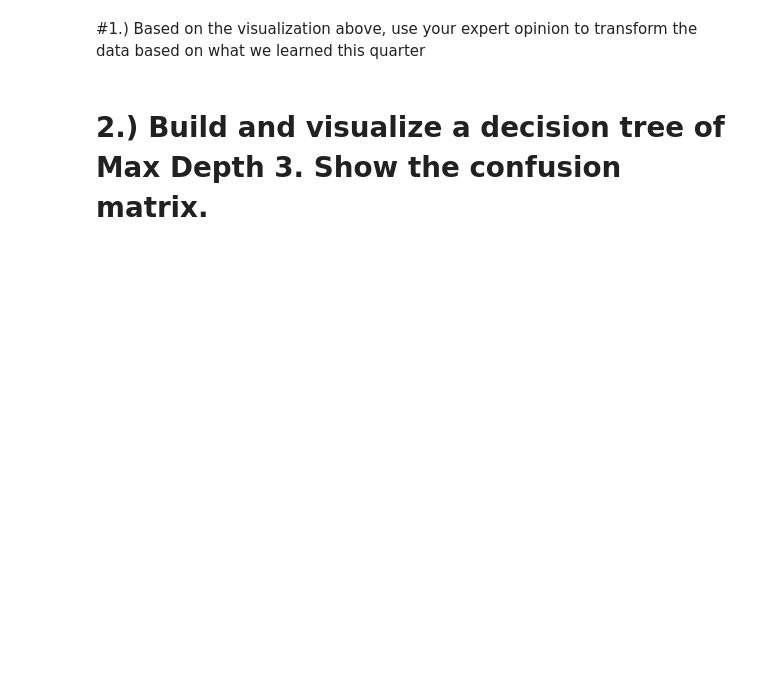
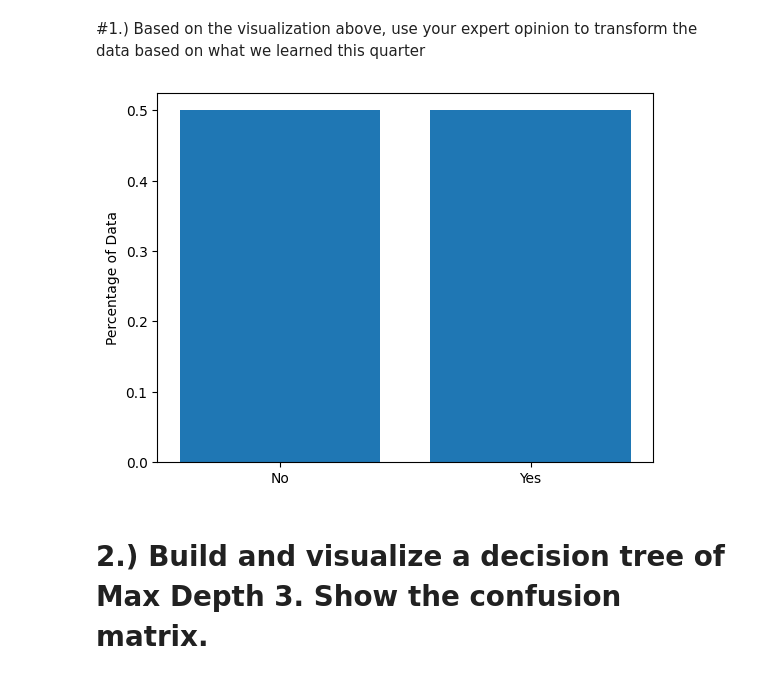
Before and after one commit to Veronicarx77/441B-1, a Jupyter notebook: Week_8_HW.ipynb, the cells around one changed output. Saved outputs shown, nothing was run; the diff lists cells and outputs as text; code cells hidden in the pictures; blank space fills up the shorter version.

```diff
--- a/Week_8_HW.ipynb
+++ b/Week_8_HW.ipynb
@@ -74,6 +77,13 @@ from imblearn.over_sampling import SMOTE
 
 oversample = SMOTE()
 X_scaled, y_train = oversample.fit_resample(X_scaled, y_train)
+# %%
+obs = len(y_train)
+plt.bar(["No","Yes"],[len(y_train[y_train.yes==0])/obs,len(y_train[y_train.yes==1])/obs])
+plt.ylabel("Percentage of Data")
+plt.show()
+# %% [output]
+[figure, added]
 # %% [markdown]
 # 2.) Build and visualize a decision tree of Max Depth 3. Show the confusion matrix.
 # %%
```
Also changed, not shown: parts of 28 cells of this notebook.
